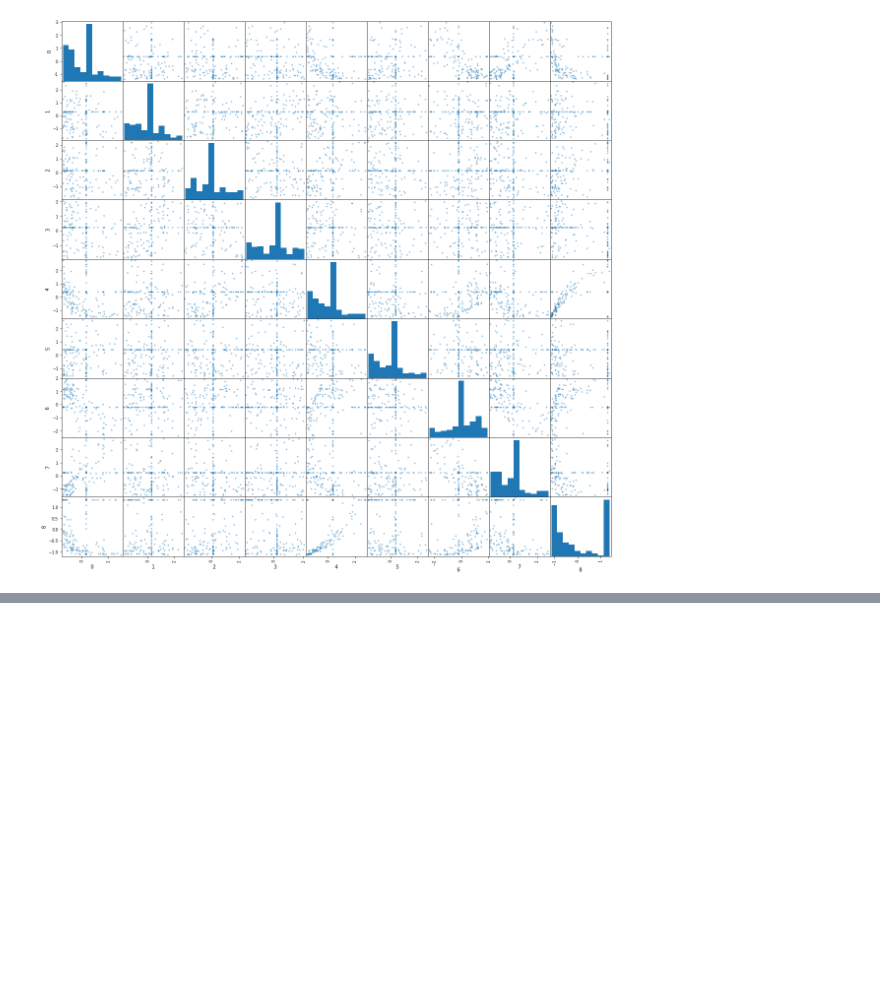
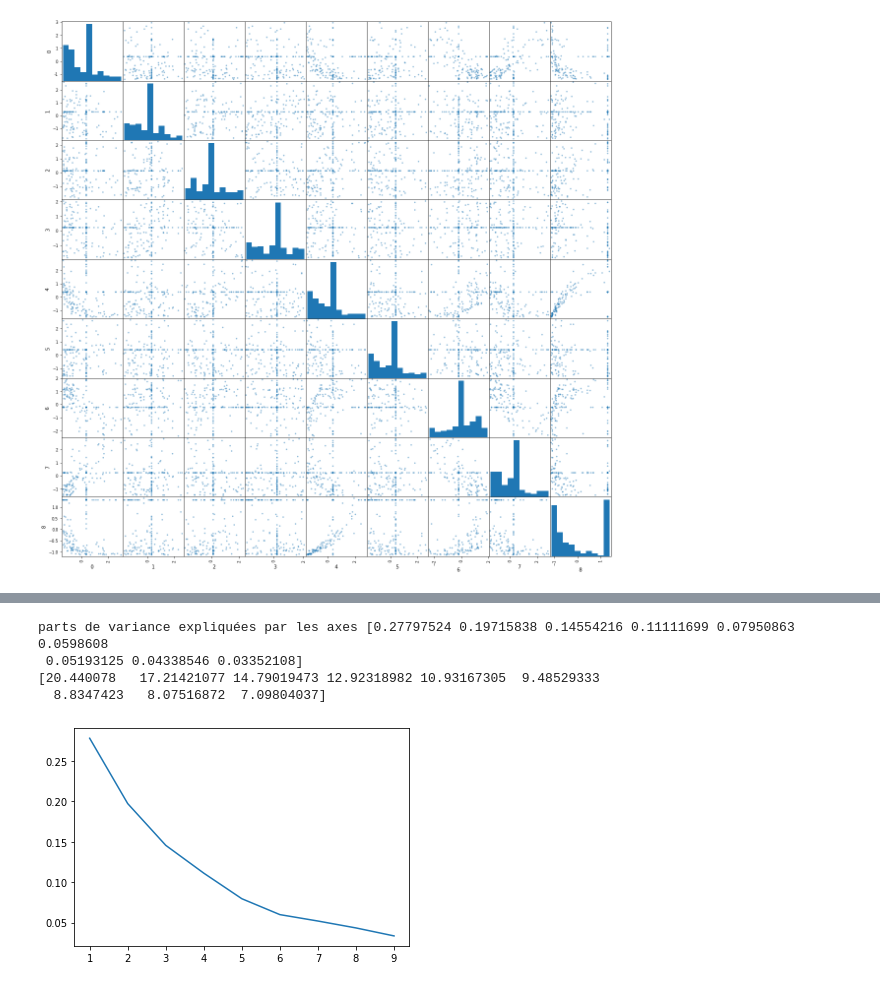
Before and after one commit to EvanEpivent5/odata, a Jupyter notebook: scripts/main.ipynb, the cells around one changed output, grey strips where cells are left out. Saved outputs shown, nothing was run; the diff lists cells and outputs as text; code cells hidden in the pictures; blank space fills up the shorter version.

```diff
--- a/scripts/main.ipynb
+++ b/scripts/main.ipynb
@@ -232,0 +294,20 @@ print(labels)
+# %%
+def estiACP(data): #Fonction permettant d'estimer le nombre d'axes à conserver
+    acp1=PCA(svd_solver='full')
+    r=acp1.fit(data)
+    composantes=acp1.components_
+    varexpli=acp1.explained_variance_ratio_
+    val=acp1.singular_values_
+    print("parts de variance expliquées par les axes",varexpli)
+    print(val)
+    l=[i for i in range(1,len(varexpli)+1)]
+    plt.plot(l,varexpli)
+    plt.show()
+
+estiACP(data_4)
+# %% [output]
+parts de variance expliquées par les axes [0.27797524 0.19715838 0.14554216 0.11111699 0.07950863 0.0598608
+ 0.05193125 0.04338546 0.03352108]
+[20.440078   17.21421077 14.79019473 12.92318982 10.93167305  9.48529333
+  8.8347423   8.07516872  7.09804037]
+[figure, added]
```
Also changed, not shown: parts of 7 cells of this notebook.
